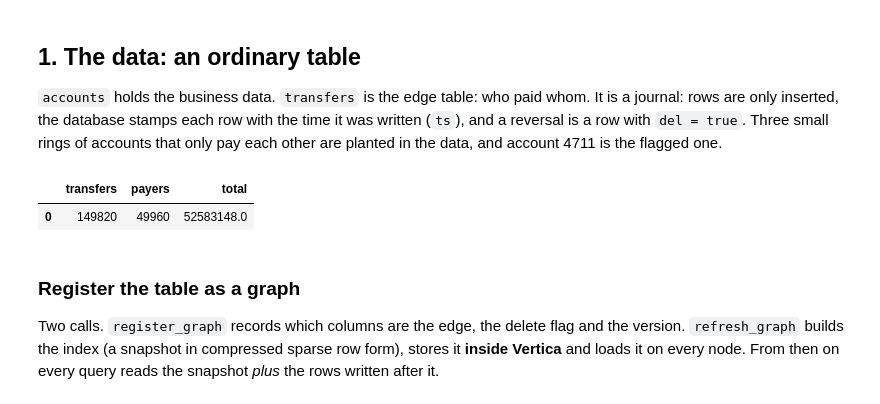
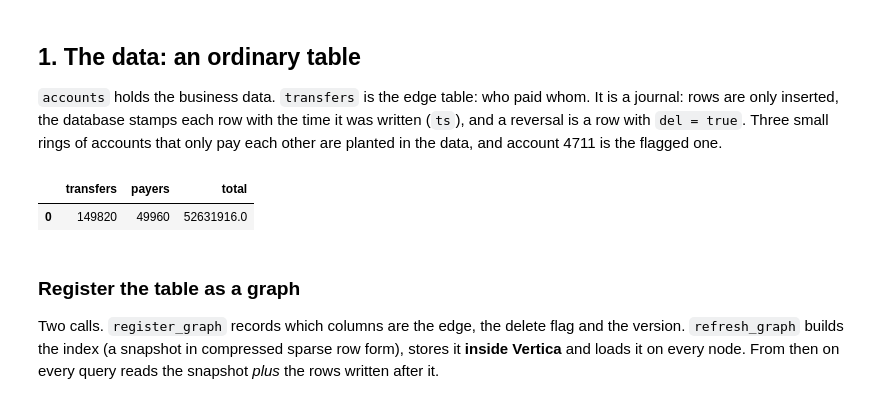
Before and after one commit to mogomo/vertica-graph-udx, a Jupyter notebook: notebook/vgraph_demo.ipynb, the cells around one changed output. Drawn from its saved outputs; the diff is of its cells as text; code cells hidden in the pictures.

Commit message:
notebook: the same demo data in every run

```diff
--- a/notebook/vgraph_demo.ipynb
+++ b/notebook/vgraph_demo.ipynb
@@ -81,37 +81,38 @@ CREATE SCHEMA VGRAPH_NB;
 CREATE TABLE VGRAPH_NB.accounts (id INT NOT NULL PRIMARY KEY, name VARCHAR(40), city VARCHAR(20), kind VARCHAR(10));
 CREATE TABLE VGRAPH_NB.transfers (
     src INT NOT NULL, dst INT NOT NULL, del BOOLEAN NOT NULL DEFAULT FALSE, amount FLOAT,
     ts TIMESTAMPTZ NOT NULL DEFAULT CLOCK_TIMESTAMP())
 ORDER BY src, dst SEGMENTED BY HASH(src) ALL NODES
 PARTITION BY (ts AT TIME ZONE 'UTC')::DATE;
 CREATE LOCAL TEMP TABLE nb_n ON COMMIT PRESERVE ROWS AS
     SELECT ROW_NUMBER() OVER() AS id FROM vgraph.probe a CROSS JOIN vgraph.probe b LIMIT {N} KSAFE 0;
 INSERT INTO VGRAPH_NB.accounts
 SELECT id,
        DECODE(id % 12, 0,'Anna',1,'David',2,'Max',3,'Rita',4,'Dan',5,'Lena',6,'Omar',7,'Julia',8,'Tom',9,'Maya',10,'Noah','Eva')
        || ' ' || DECODE((id // 12) % 10, 0,'Berg',1,'Cohen',2,'Rossi',3,'Novak',4,'Silva',5,'Keller',6,'Haddad',7,'Jansen',8,'Moreau','Lind')
        || ' ' || id,
        DECODE(id % 7, 0,'Berlin',1,'Madrid',2,'Tel Aviv',3,'Paris',4,'Vienna',5,'Milan','Prague'),
        CASE WHEN id <= 40 THEN 'merchant' ELSE 'person' END
 FROM nb_n;
--- people pay merchants often and each other sometimes; low ids are the popular ones
+-- people pay merchants often and each other sometimes; low ids are the popular ones.
+-- HASH instead of RANDOM: the same data in every run, so the numbers below can be quoted
 INSERT INTO VGRAPH_NB.transfers (src, dst, amount, ts)
-SELECT id, 1 + FLOOR(40 * POWER(RANDOM(), 2))::INT, ROUND(5 + 200 * RANDOM(), 2), CLOCK_TIMESTAMP() - INTERVAL '2 days'
+SELECT id, 1 + FLOOR(40 * POWER(MOD(ABS(HASH(id, 11)), 1000000) / 1000000.0, 2))::INT, ROUND(5 + 200 * MOD(ABS(HASH(id, 12)), 1000000) / 1000000.0, 2), CLOCK_TIMESTAMP() - INTERVAL '2 days'
 FROM nb_n WHERE id > 40 AND id <= {N} - 30;
 INSERT INTO VGRAPH_NB.transfers (src, dst, amount, ts)
-SELECT id, 41 + FLOOR(({N} - 71) * POWER(RANDOM(), 3))::INT, ROUND(20 + 900 * RANDOM(), 2), CLOCK_TIMESTAMP() - INTERVAL '2 days'
+SELECT id, 41 + FLOOR(({N} - 71) * POWER(MOD(ABS(HASH(id, k, 13)), 1000000) / 1000000.0, 3))::INT, ROUND(20 + 900 * MOD(ABS(HASH(id, k, 14)), 1000000) / 1000000.0, 2), CLOCK_TIMESTAMP() - INTERVAL '2 days'
 FROM nb_n CROSS JOIN (SELECT 1 AS k UNION ALL SELECT 2) t WHERE id > 40 AND id <= {N} - 30;
 -- three planted rings among the last 30 accounts: 6, 9 and 15 accounts that pay in a circle
 INSERT INTO VGRAPH_NB.transfers (src, dst, amount, ts)
 SELECT id, CASE WHEN id = {N} - 24 THEN {N} - 29 WHEN id = {N} - 15 THEN {N} - 23 WHEN id = {N} THEN {N} - 14 ELSE id + 1 END,
        9900, CLOCK_TIMESTAMP() - INTERVAL '2 days'
 FROM nb_n WHERE id > {N} - 30;
 COMMIT
 ''')
 q("SELECT COUNT(*) AS transfers, COUNT(DISTINCT src) AS payers, ROUND(SUM(amount)) AS total FROM VGRAPH_NB.transfers")
 # %% [output]
 |  | transfers | payers | total |
-| 0 | 149820 | 49960 | 52583148.0 |
+| 0 | 149820 | 49960 | 52631916.0 |
 # %% [markdown]
 ### Register the table as a graph
 
```
Also changed, not shown: parts of 11 cells of this notebook.
